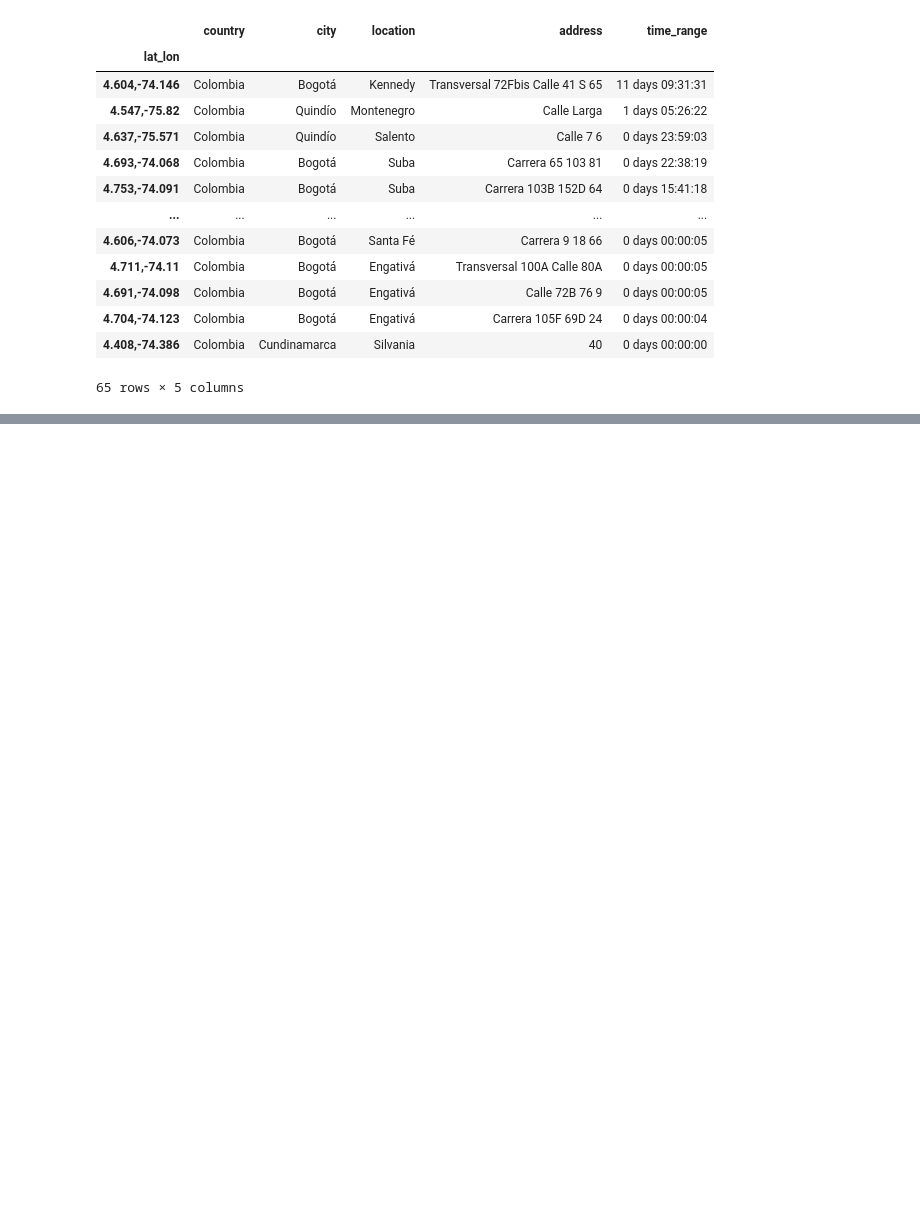
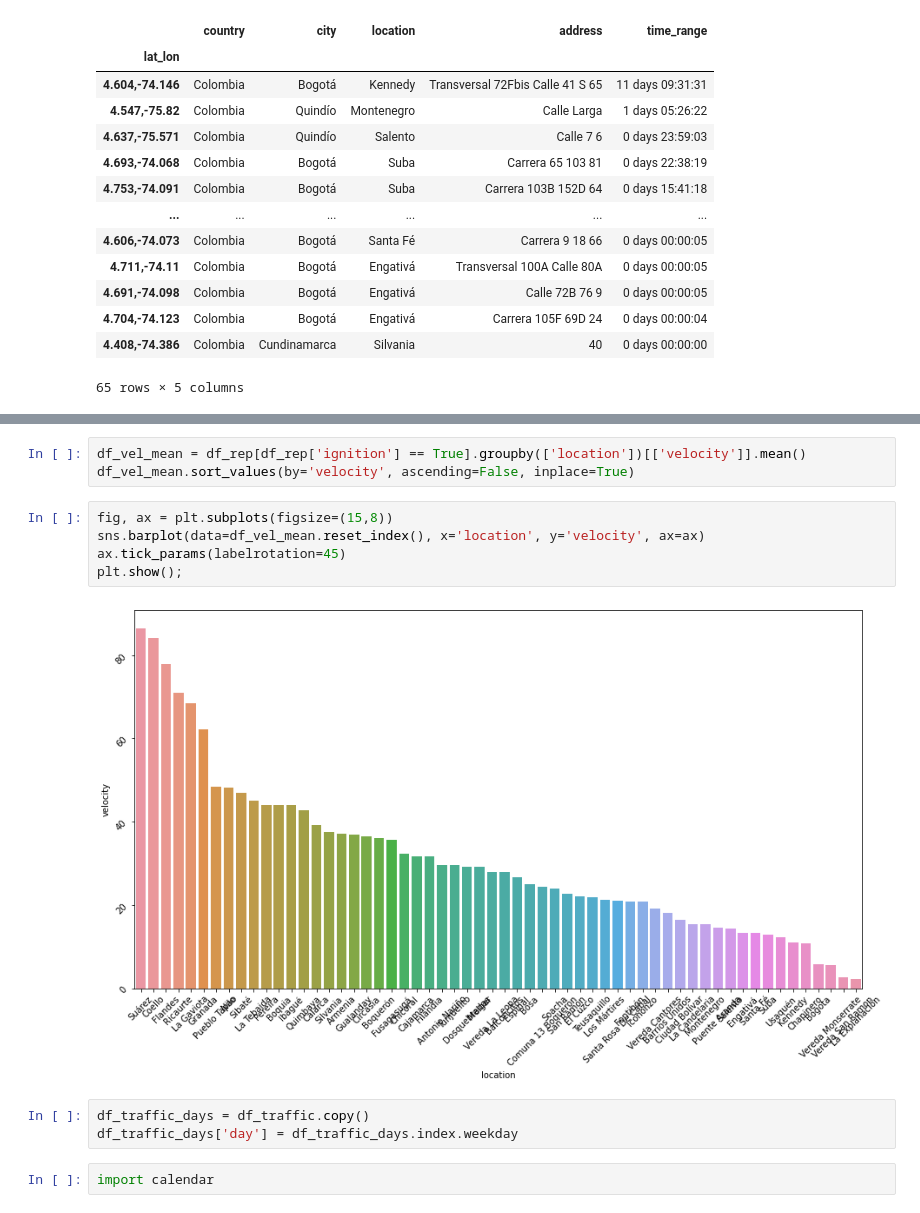
Before and after one commit to AlejoB13C/rastreo-satelital, a Jupyter notebook: notebooks/0.1-Basic-EDA.ipynb, the cells around one changed output, grey strips where cells are left out. Saved outputs shown, nothing was run; the diff lists cells and outputs as text; blank space fills up the shorter version.

```diff
--- a/notebooks/0.1-Basic-EDA.ipynb
+++ b/notebooks/0.1-Basic-EDA.ipynb
@@ -226,0 +222,15 @@ df_vel_0[df_vel_0['ignition'] != True].groupby(['lat_lon'])\
+# %%
+df_vel_mean = df_rep[df_rep['ignition'] == True].groupby(['location'])[['velocity']].mean()
+df_vel_mean.sort_values(by='velocity', ascending=False, inplace=True)
+# %%
+fig, ax = plt.subplots(figsize=(15,8))
+sns.barplot(data=df_vel_mean.reset_index(), x='location', y='velocity', ax=ax)
+ax.tick_params(labelrotation=45)
+plt.show();
+# %% [output]
+[figure, added]
+# %%
+df_traffic_days = df_traffic.copy()
+df_traffic_days['day'] = df_traffic_days.index.weekday
+# %%
+import calendar
```
Also changed, not shown: parts of 9 cells of this notebook.
